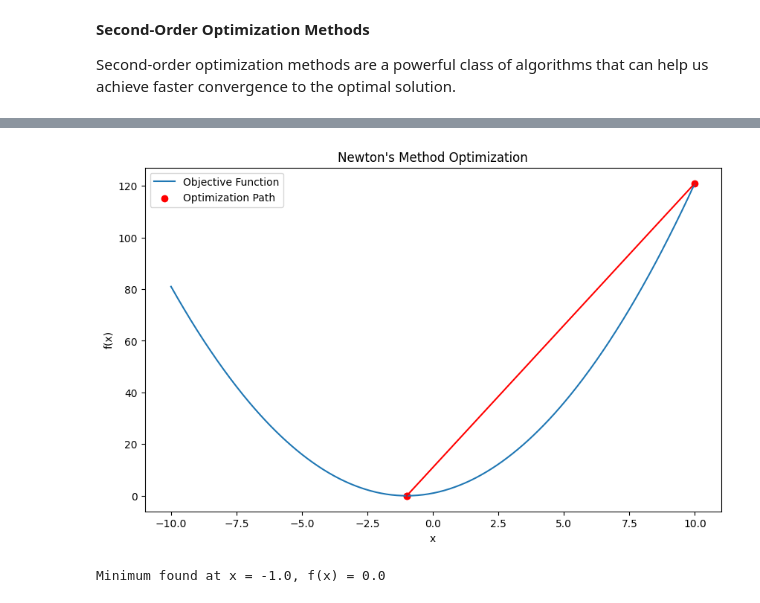
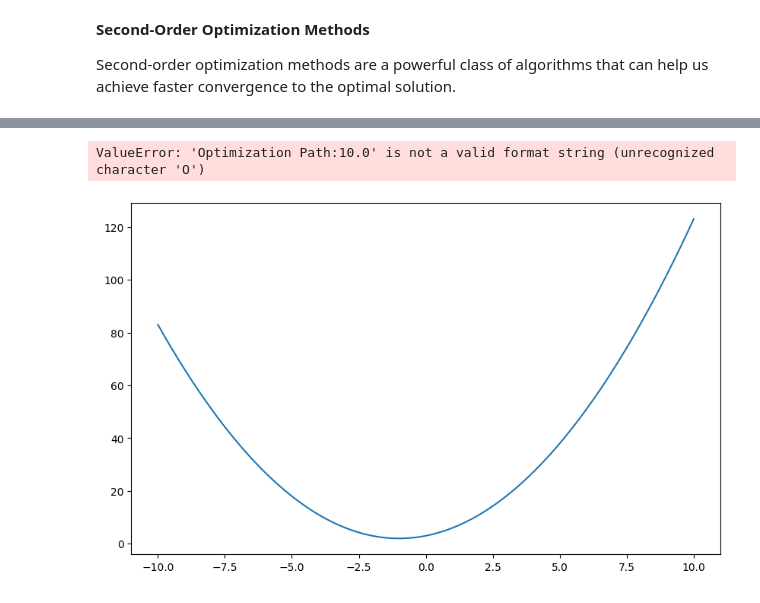
Before and after one commit to toliyang/AI_ML, a Jupyter notebook: ML foundation/8_optimization.ipynb, the cells around one changed output, grey strips where cells are left out. Saved outputs shown, nothing was run; the diff lists cells and outputs as text; code cells hidden in the pictures.

```diff
--- a/ML foundation/8_optimization.ipynb
+++ b/ML foundation/8_optimization.ipynb
@@ -277,7 +277,7 @@ import matplotlib.pyplot as plt
 # %%
 # Define the objective function
 def f(x):
-    return x**2 + 2*x + 1
+    return x**2 + 2*x + 3
 # %%
 # Define the gradient of the function
 def grad_f(x):
@@ -315,19 +316,22 @@ print(min_x,path)
 # %%
 # Generate data for the function plot
 x_vals = np.linspace(-10, 10, 400)
 y_vals = f(x_vals)
 
 plt.figure(figsize=(10, 6))
 plt.plot(x_vals, y_vals, label='Objective Function')
-plt.scatter(path, [f(x) for x in path], color='red', label='Optimization Path')
+for x in path:
+    label = f'Optimization Path:{x:.1f}')
+    plt.plot(x, f(x), label)
+# plt.scatter(path, [f(x) for x in path], color='red', label='Optimization Path')
 plt.plot(path, [f(x) for x in path], color='red')
 plt.xlabel('x')
 plt.ylabel('f(x)')
 plt.title('Newton\'s Method Optimization')
 plt.legend()
 plt.show()
 
 print(f"Minimum found at x = {min_x}, f(x) = {f(min_x)}")
 # %% [output]
+ValueError: 'Optimization Path:10.0' is not a valid format string (unrecognized character 'O')
-[figure, old version]
+[figure, new version]
-Minimum found at x = -1.0, f(x) = 0.0
```
Also changed, not shown: parts of 2 cells of this notebook.
